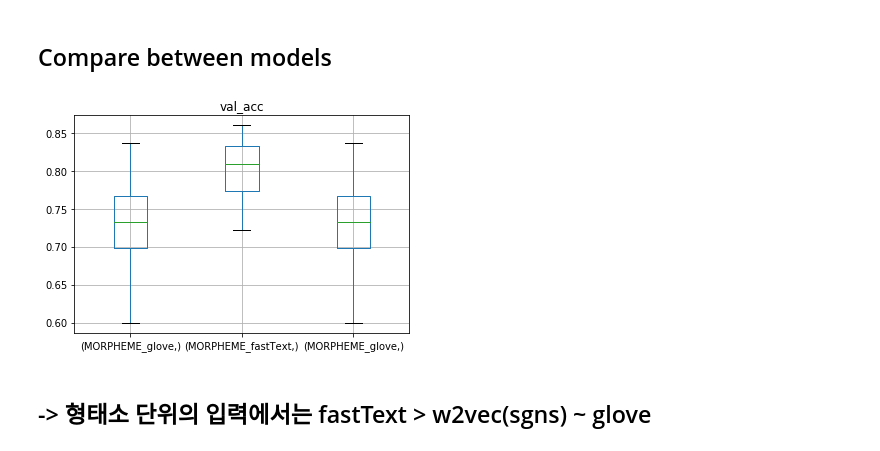
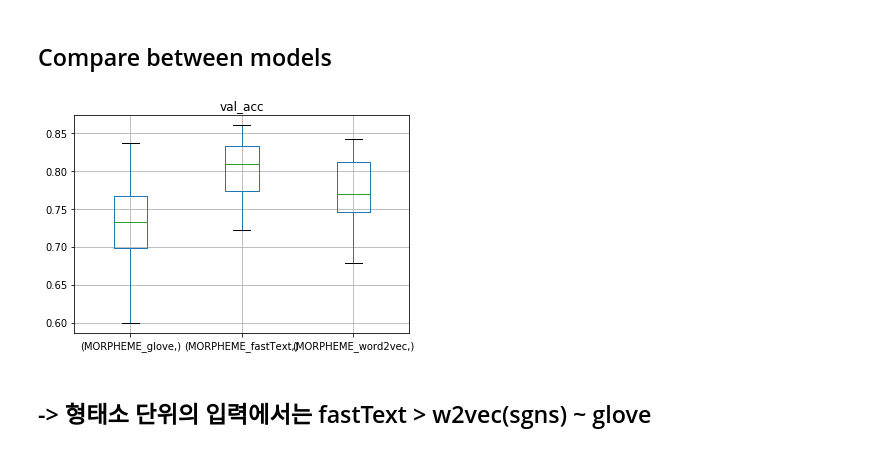
Before and after one commit to miroblog/embeddings, a Jupyter notebook: notebook_visualize.ipynb, the cells around one changed output. Drawn from its saved outputs; the diff is of its cells as text; code cells hidden in the pictures.

```diff
--- a/notebook_visualize.ipynb
+++ b/notebook_visualize.ipynb
@@ -29,9 +29,9 @@ compare_model(fastText_word, fastText_morpheme)
 # %% [markdown]
 ## Compare between models
 # %%
-compare_model(glove_morpheme, fastText_morpheme, glove_morpheme)
+compare_model(glove_morpheme, fastText_morpheme, word2vec_morpheme)
 # %% [output]
-[figure, old version]
+[figure, new version]
 # %% [markdown]
 ## -> 형태소 단위의 입력에서는 fastText > w2vec(sgns) ~ glove
 # %% [markdown]
```
Also changed, not shown: parts of 2 cells of this notebook.
